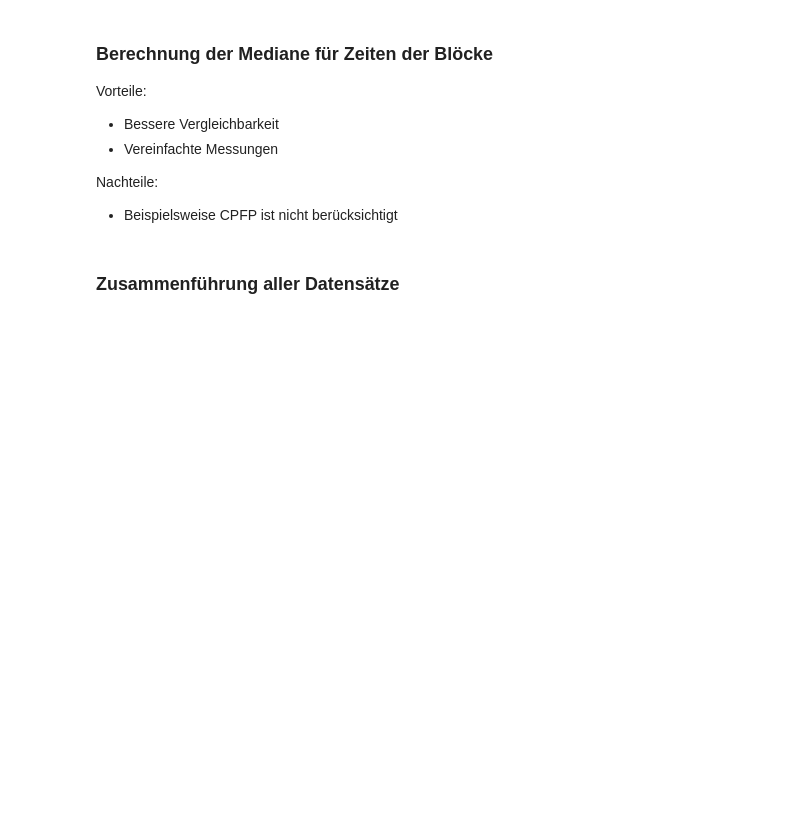
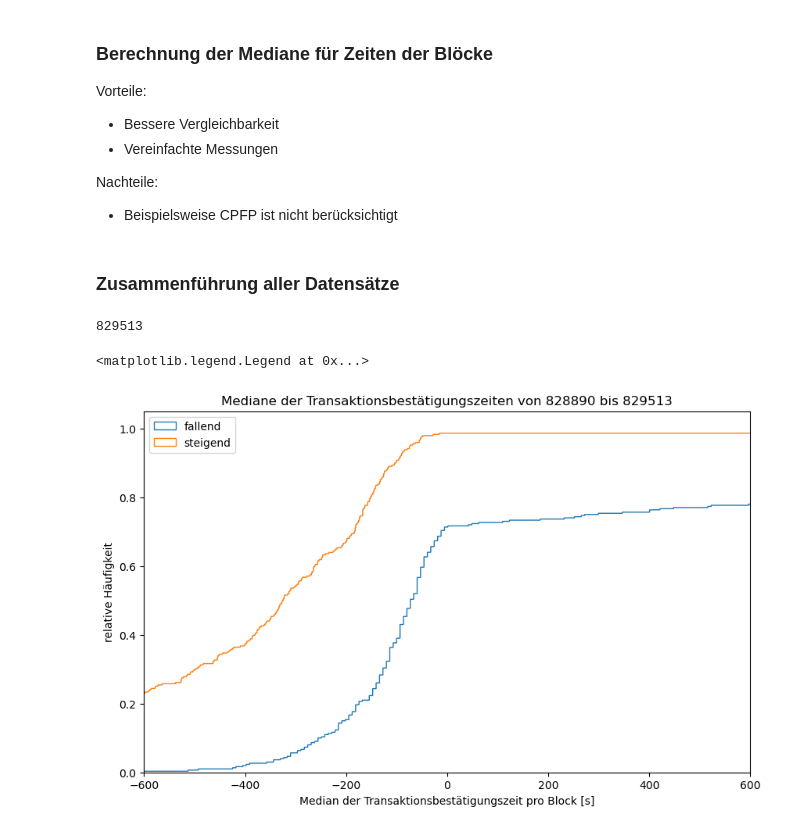
Before and after one commit to oscars181/Jugend-Forscht-Fee-Estimator, a Jupyter notebook: Datenanalyse.ipynb, the cells around one changed output. Cells and saved outputs as stored; diff of their text form; code cells hidden in the pictures; blank space fills up the shorter version.

```diff
--- a/Datenanalyse.ipynb
+++ b/Datenanalyse.ipynb
@@ -113,7 +113,26 @@ data = data.drop(columns=["timestamp_x","avg_fee_y","blocktime_y"])
 
 data = data.rename(columns={'blocktime_x': 'blocktime', 'timestamp_y': 'timestamp', 'avg_fee_x': 'avg_fee'})
 
-print(data)
+data["blockheight"].astype(int)
+# %% [output]
+829513
+# %%
+plt.figure(figsize=(10,6))
+
+plt.hist(data["median_difftime"].loc[data["change_avg_fee"]<0], cumulative=True, density=True, bins=10000, label='fallend', histtype='step')
+plt.hist(data["median_difftime"].loc[data["change_avg_fee"]>0], cumulative=True, density=True, bins=10000, label='steigend', histtype='step')
+
+
+
+plt.xlim(-600, 600)
+
+plt.ylabel('relative Häufigkeit')
+plt.xlabel("Median der Transaktionsbestätigungszeit pro Block [s]")
+plt.title('Mediane der Transaktionsbestätigungszeiten von {} bis {}'.format(str(data["blockheight"].min()), str(data["blockheight"].max())))
+plt.legend()
+# %% [output]
+<matplotlib.legend.Legend at 0x...>
+[figure, added]
 # %%
 # OVERVIEW DATA
 plt.figure(figsize=(13,6))
```
Also changed, not shown: parts of 2 cells of this notebook.
